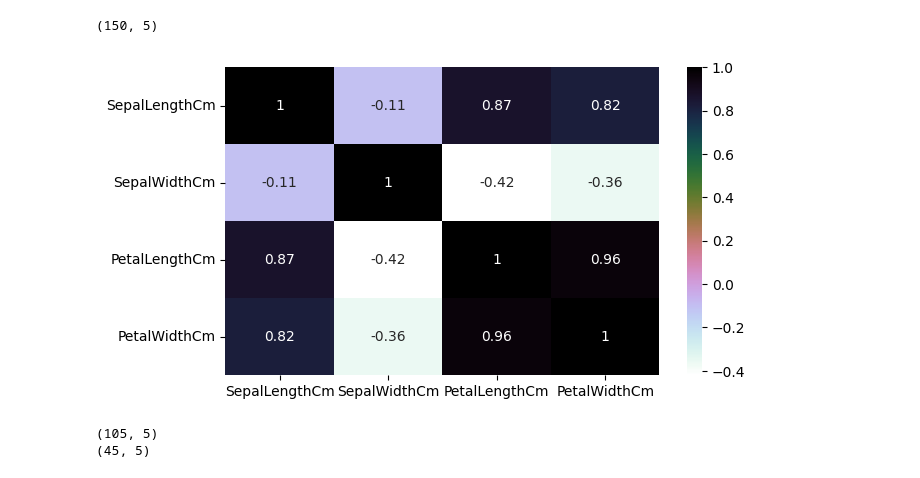
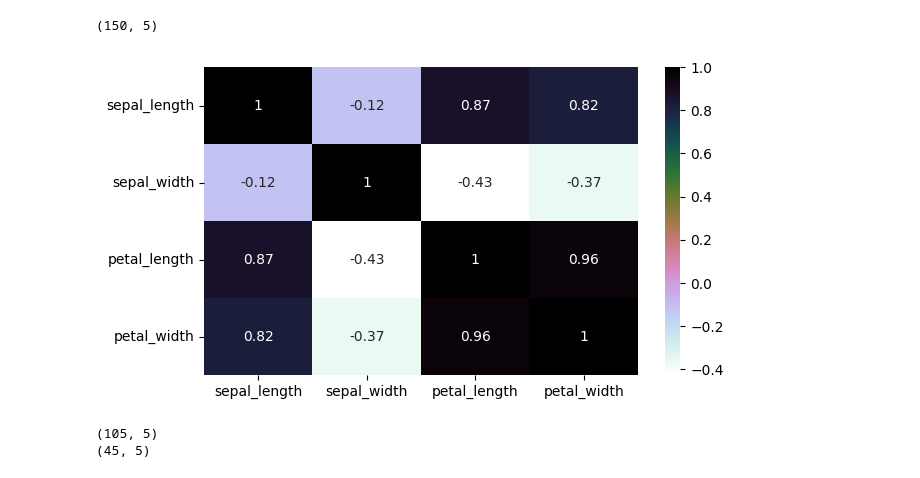
Before and after one commit to jazeenajazeem/AI-Avengers, a Jupyter notebook: introduction_to_intelligent_systems_team_project.ipynb, the cells around one changed output. Drawn from its saved outputs; the diff is of its cells as text; code cells hidden in the pictures.

```diff
--- a/introduction_to_intelligent_systems_team_project.ipynb
+++ b/introduction_to_intelligent_systems_team_project.ipynb
@@ -141,12 +141,17 @@ iris.shape
 #150 samples and 5 columns
 # %% [output]
 (150, 5)
-# %%
-plt.figure(figsize=(7,4))
-sns.heatmap(iris.corr(),annot=True,cmap='cubehelix_r') #draws  heatmap with input as the correlation matrix calculted by(iris.corr())
-plt.show()
-# %% [output]
-[figure, removed]
+# %%
+import matplotlib.pyplot as plt
+import seaborn as sns
+
+plt.figure(figsize=(7, 4))
+iris = sns.load_dataset("iris")
+numeric_columns = iris.select_dtypes(include=['float64', 'int64'])
+sns.heatmap(numeric_columns.corr(), annot=True, cmap='cubehelix_r')
+plt.show()
+# %% [output]
+[figure, added]
 # %%
 
 
```
Also changed, not shown: parts of 7 cells of this notebook.
